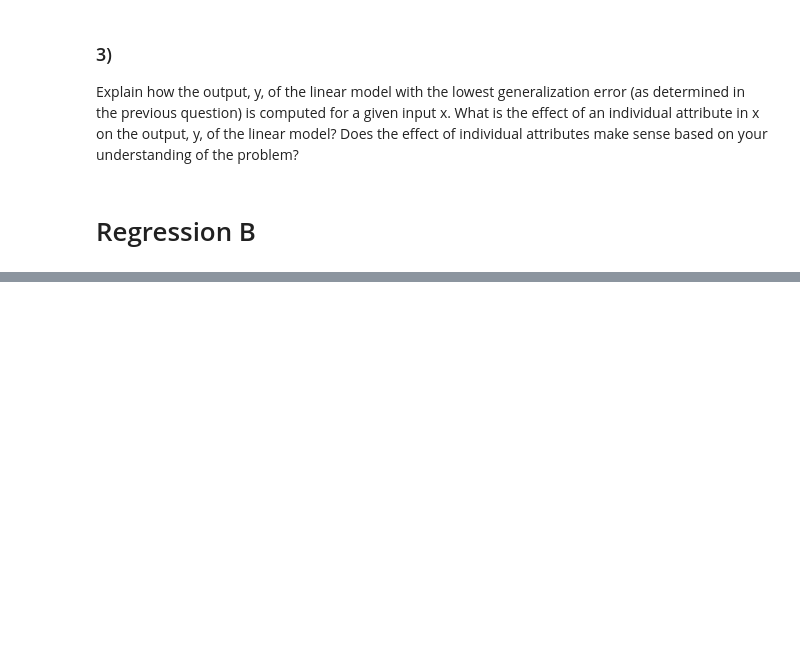
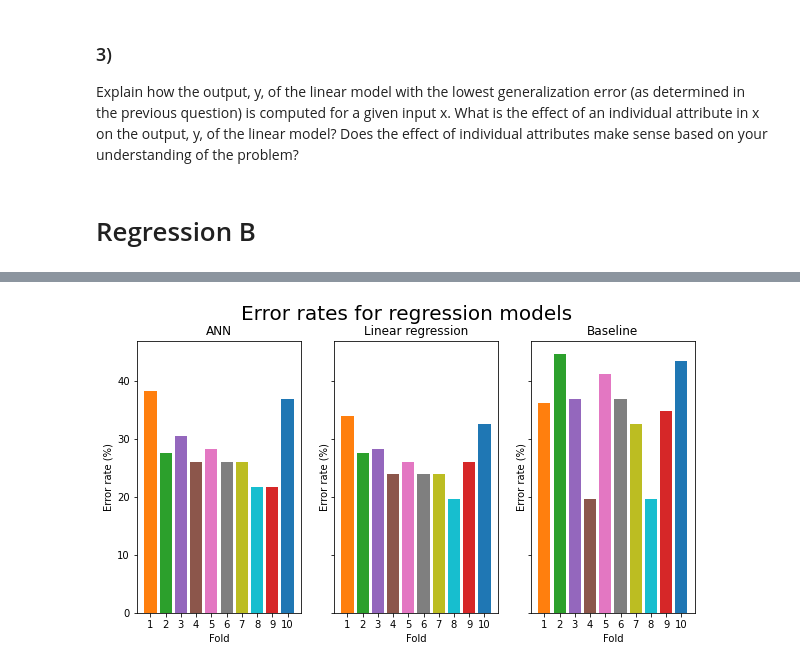
Before and after one commit to FrederikvSvane/Machine-Learning-Project1, a Jupyter notebook: Project2/main3.ipynb, the cells around one changed output, grey strips where cells are left out. Saved outputs shown, nothing was run; the diff lists cells and outputs as text; code cells hidden in the pictures; blank space fills up the shorter version.

```diff
--- a/Project2/main3.ipynb
+++ b/Project2/main3.ipynb
@@ -539,0 +562,17 @@ Genelization errors:
+# %%
+def find_optimal_lambda_class(X_train, y_train, lambdas, train_index_inner, test_index_inner, ):
+    X_train_inner = X_train[train_index_inner,:]
+    y_train_inner = y_train[train_index_inner]
+    X_test_inner = X_train[test_index_inner,:]
+    y_test_inner = y_train[test_index_inner]
+
+    logReg_models_error = np.zeros((len(lambdas)))
+
+    for i, la in enumerate(lambdas):
+        #Logistic regression model
+        model_logReg = LogisticRegression(solver='lbfgs', multi_class='ovr', tol=1e-4, random_state=9, penalty='l2', C=1/la)
+        model_logReg.fit(X_train_inner,y_train_inner)
+        logReg_y_est_inner = model_logReg.predict(X_test_inner)
+        logReg_models_error[i] = np.sum(logReg_y_est_inner != y_test_inner) / len(y_test_inner)
+
+    return logReg_models_error
@@ -539,0 +844,16 @@ Genelization errors:
+# %%
+summaries, summaries_axes = plt.subplots(1, 3, figsize=(10,5),sharex=True, sharey=True)
+errors_to_display = [ANN_overall_error, Error_test_rlr.flatten(), Error_test_baseline]
+titels = ['ANN','Linear regression', 'Baseline']
+
+for i in range(3):
+    summaries_axes[i].bar(np.arange(1, K1+1), errors_to_display[i]*100, color=color_list)
+    summaries_axes[i].set_xlabel('Fold')
+    summaries_axes[i].set_xticks(np.arange(1, K1+1))
+    summaries_axes[i].set_title(titels[i])
+    summaries_axes[i].set_ylabel('Error rate (%)')
+
+plt.suptitle('Error rates for regression models', fontsize=20)
+plt.show()
+# %% [output]
+[figure, added]
```
Also changed, not shown: parts of 19 cells of this notebook.
